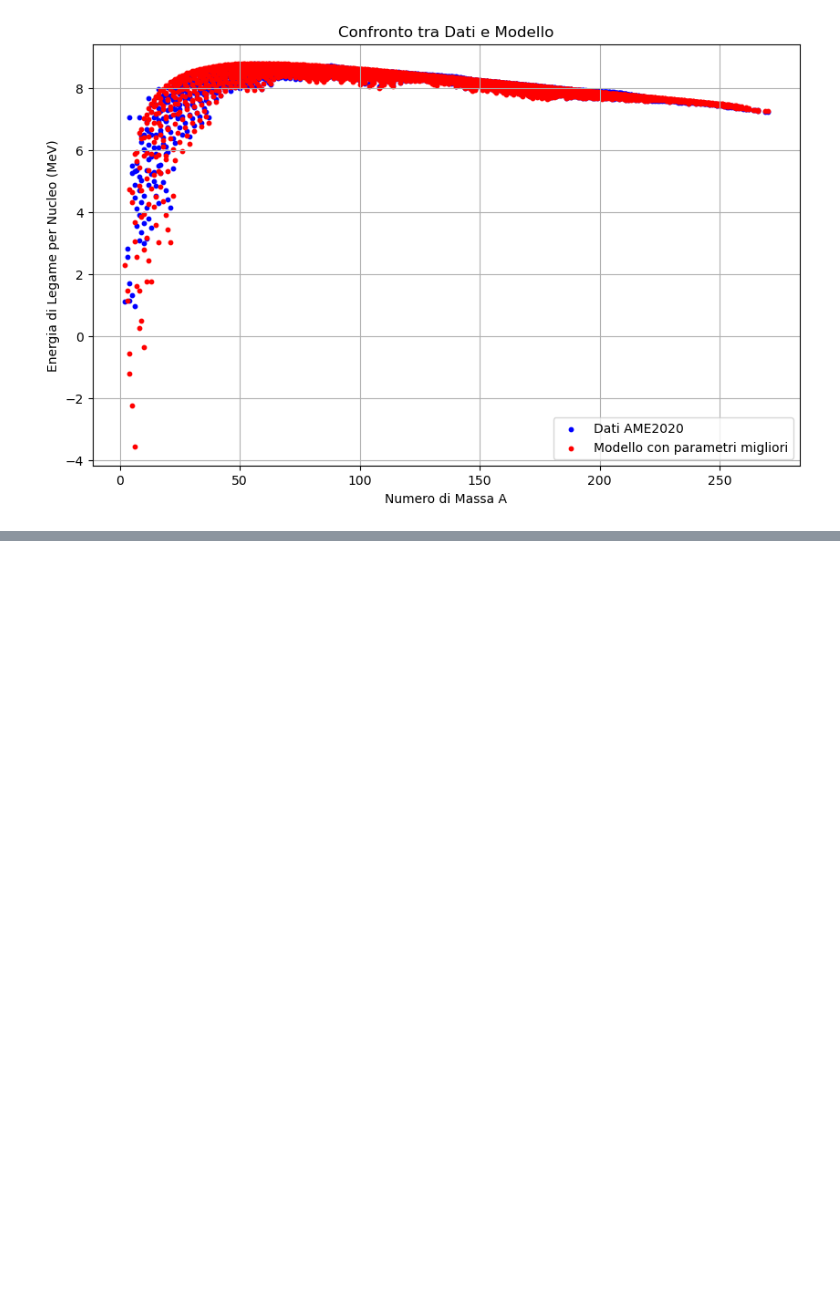
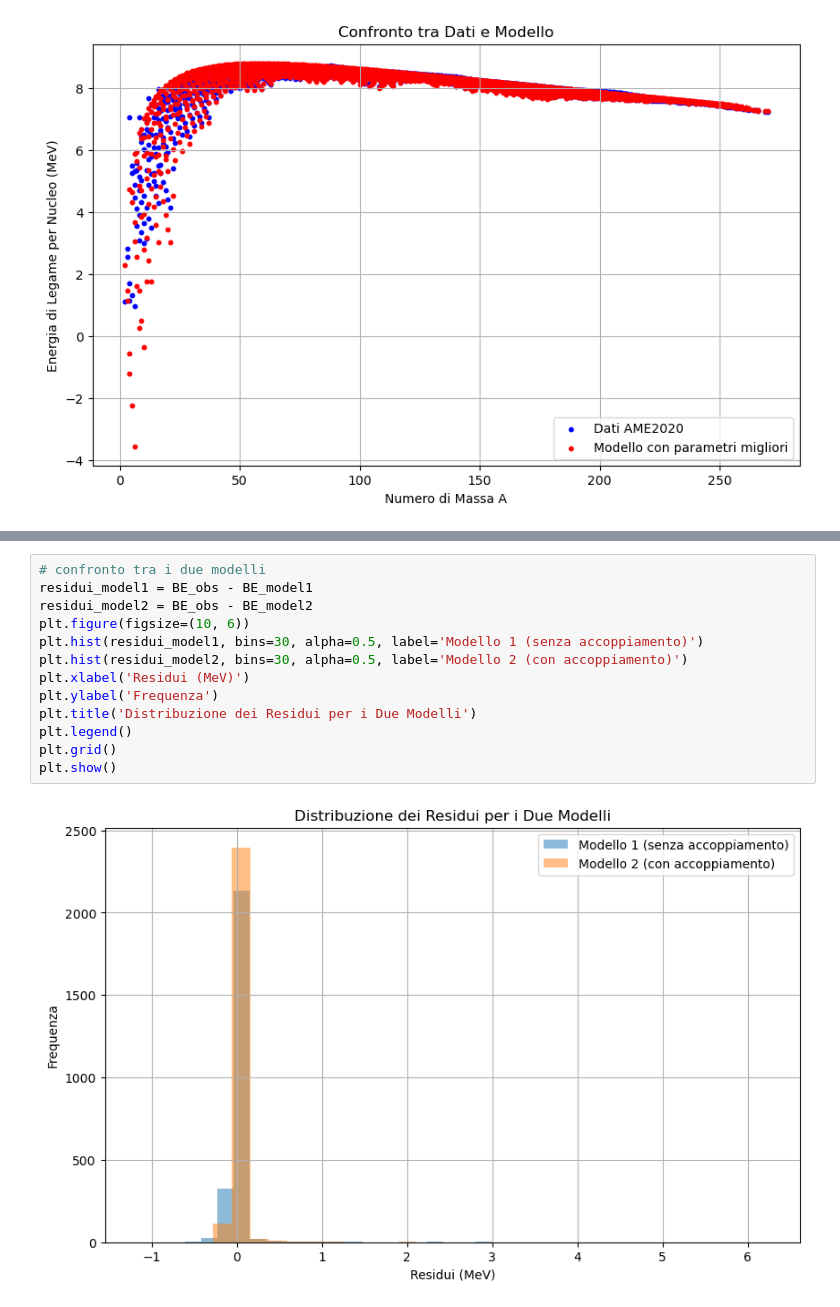
Before and after one commit to maddoc-g/5_masse_nucleari, a Jupyter notebook: masse_nucleari.ipynb, the cells around one changed output, grey strips where cells are left out. Drawn from its saved outputs; the diff is of its cells as text; blank space fills up the shorter version.

```diff
--- a/masse_nucleari.ipynb
+++ b/masse_nucleari.ipynb
@@ -219,0 +231,15 @@ cornerplot2 = sampler2.plot_corner()
+# %%
+# confronto tra i due modelli
+residui_model1 = BE_obs - BE_model1
+residui_model2 = BE_obs - BE_model2
+plt.figure(figsize=(10, 6))
+plt.hist(residui_model1, bins=30, alpha=0.5, label='Modello 1 (senza accoppiamento)')
+plt.hist(residui_model2, bins=30, alpha=0.5, label='Modello 2 (con accoppiamento)')
+plt.xlabel('Residui (MeV)')
+plt.ylabel('Frequenza')
+plt.title('Distribuzione dei Residui per i Due Modelli')
+plt.legend()
+plt.grid()
+plt.show()
+# %% [output]
+[figure, added]
```
Also changed, not shown: parts of 9 cells of this notebook.
